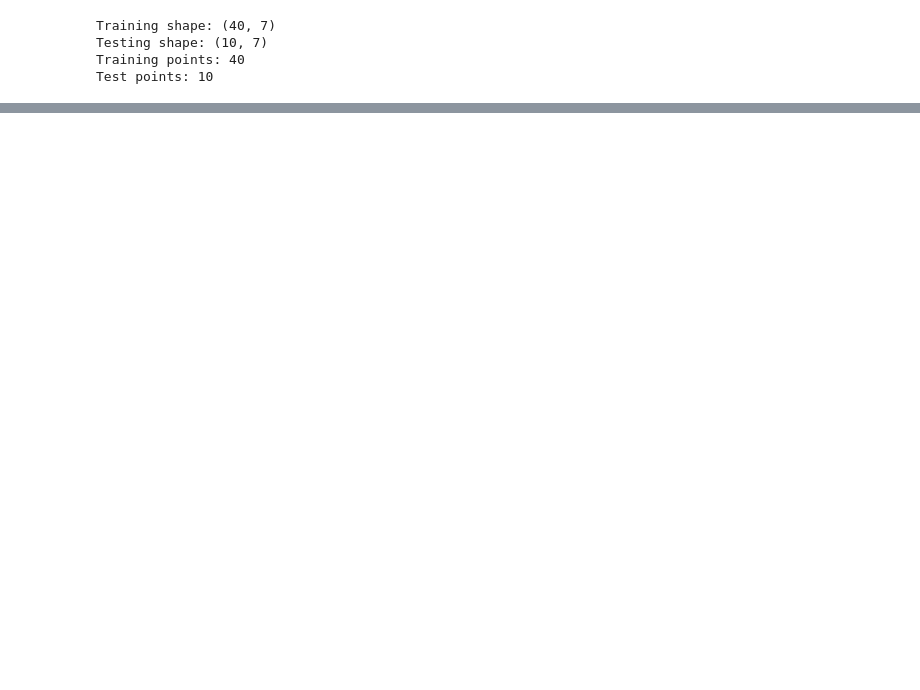
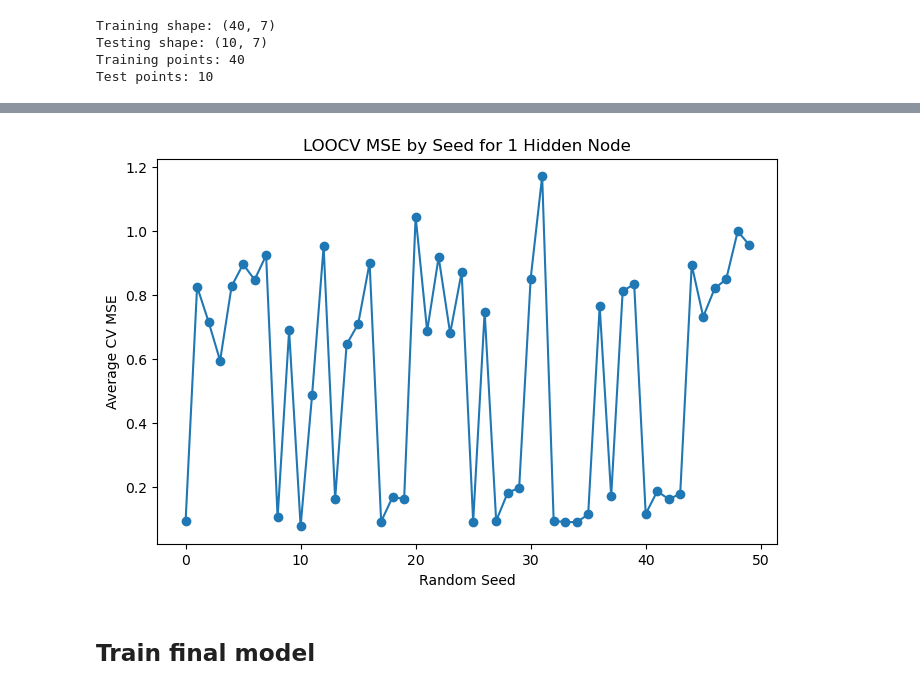
Before and after one commit to tessjoseph/ds4420finalproject, a Jupyter notebook: Neural Network.ipynb, the cells around one changed output, grey strips where cells are left out. Drawn from its saved outputs; the diff is of its cells as text; code cells hidden in the pictures; blank space fills up the shorter version.

Commit message:
Finalized Neural Network

```diff
--- a/Neural Network.ipynb
+++ b/Neural Network.ipynb
@@ -299,7 +297,7 @@ Model df shape: (50, 18)
 ## Train test split
 # %%
 X_df = model_df[feature_columns].copy()
-y_df = model_df["Total Cases"].copy()
+y_df = model_df["Total Utilization"].copy()
 
 n_total = len(model_df)
 rng = np.random.default_rng(8)
@@ -314,3 +312,5 @@ X_train_df = X_df.iloc[train_idx].copy()
 X_test_df = X_df.iloc[test_idx].copy()
 y_train_df = y_df.iloc[train_idx].copy()
 y_test_df = y_df.iloc[test_idx].copy()
+
+print(X_train_df)
@@ -496,32 +426,0 @@ print(choosing_parameters[0,1])
-# %%
-
-d = X_test.shape[1]
-np.random.seed(0)
-
-# training the model
-
-W1 = np.random.randn(d, 1) * 0.1
-W2 = np.random.randn(1, 1) * 0.1
-results = get_Ws(W1, W2, X_train, y_train, d, n)
-
-trained_W1 = results[1]
-
-trained_W2 = results[2]
-
-test_preds = []
-#train_preds = predict_matrix(X_train)
-
-
-for row in range(len(X_test)):
-    test_preds.append(forward_pass_with_weights(X_test[row], trained_W1, trained_W2))
-
-#train_mae = np.mean(np.abs(train_preds - y_train))
-test_mae = np.mean(np.abs(test_preds - y_test))
-
-#train_rmse = np.sqrt(np.mean((train_preds - y_train) ** 2))
-test_rmse = np.sqrt(np.mean((test_preds - y_test) ** 2))
-
-#print(f"Train MAE:  {train_mae:.3f}")
-print(f"Test MAE:   {test_mae:.3f}")
-#print(f"Train RMSE: {train_rmse:.3f}")
-print(f"Test RMSE:  {test_rmse:.3f}")
@@ -565,0 +521,12 @@ Our predictions are really struggling to be pulled away from 0 telling us there
+# %%
+# We selected the seed with the lowest validation error and used that configuration for the final model.
+plt.figure(figsize=(8, 5))
+plt.plot(results_df["Seed"], results_df["Average_CV_MSE"], marker="o")
+plt.title("LOOCV MSE by Seed for 1 Hidden Node")
+plt.xlabel("Random Seed")
+plt.ylabel("Average CV MSE")
+plt.show()
+# %% [output]
+[figure, added]
+# %% [markdown]
+## Train final model
```
Also changed, not shown: parts of 29 cells of this notebook.
